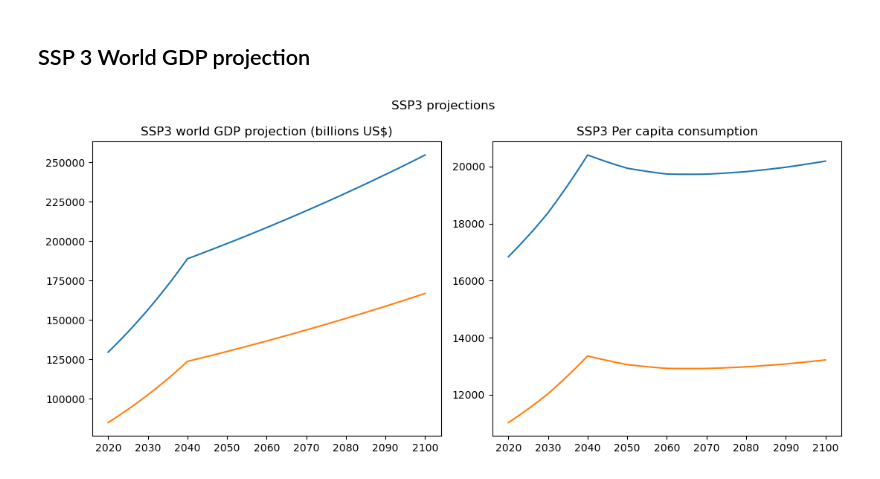
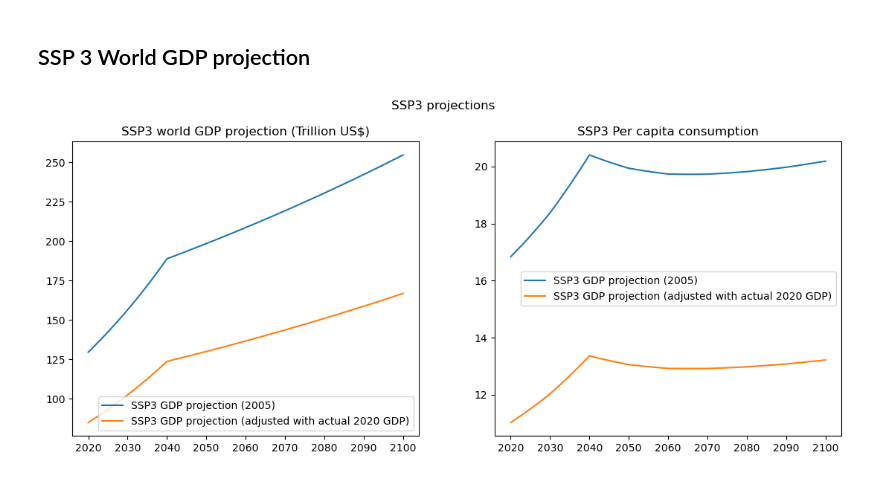
Before and after one commit to os-climate/witness-core, a Jupyter notebook: climateeconomics/data/GDP projections - SSP3 and from actual 2020 GDP.ipynb, the cells around one changed output. Cells and saved outputs as stored; diff of their text form; code cells hidden in the pictures.

Commit message:
fix gdp projection unit (billions to trillions)

```diff
--- a/climateeconomics/data/GDP projections - SSP3 and from actual 2020 GDP.ipynb
+++ b/climateeconomics/data/GDP projections - SSP3 and from actual 2020 GDP.ipynb
@@ -28,10 +28,10 @@ import pandas as pd
 df_ssp3 = pd.DataFrame()
 
 inflation_2005_to_2020 = 1.33 # source: https://www.in2013dollars.com/us/inflation/2005?endYear=2020&amount=1
-SSP3_2020_GDP_2005_US_DOLLAR = 97447.997 # source: https://tntcat.iiasa.ac.at/SspDb/dsd?Action=htmlpage&page=40
+SSP3_2020_GDP_2005_US_DOLLAR = 97.447997 # source: https://tntcat.iiasa.ac.at/SspDb/dsd?Action=htmlpage&page=40
 SSP3_2020_GDP_2020_US_DOLLAR = SSP3_2020_GDP_2005_US_DOLLAR * inflation_2005_to_2020
 
-actual_2020_GDP_2020_US_DOLLAR = 84894.92 #source : https://www.statista.com/statistics/268750/global-gross-domestic-product-gdp/
+actual_2020_GDP_2020_US_DOLLAR = 84.89492 #source : https://www.statista.com/statistics/268750/global-gross-domestic-product-gdp/
 
 
 
@@ -40,33 +40,34 @@ def gdp_projection(init_val) -> list[float]:
     gdps = [current_gdp]
     for year in years[1:]:
         if year <= 2040:
             gdp_growth = 1.019
         if 2040 < year <= 2100:
             gdp_growth = 1.005
         current_gdp *= gdp_growth
         gdps.append(current_gdp)
     return gdps
 
 df_ssp3["years"] = years
 df_ssp3["gross_output"] = gdp_projection(SSP3_2020_GDP_2020_US_DOLLAR)
 df_ssp3["pc_consumption"] = df_ssp3["gross_output"] / population_interpolated_ssp3_values * 1000
 df_ssp3.to_csv("economics_df_ssp3.csv")
 
 
 df_ssp3_adjusted_gdp = df_ssp3.copy()
 df_ssp3_adjusted_gdp["gross_output"] = gdp_projection(actual_2020_GDP_2020_US_DOLLAR)
 df_ssp3_adjusted_gdp["pc_consumption"] = df_ssp3_adjusted_gdp["gross_output"] / population_interpolated_ssp3_values * 1000
 df_ssp3_adjusted_gdp.to_csv("economics_df_ssp3_adjusted_gdp.csv")
 
 fig, ax = plt.subplots(1,2, figsize=(11,5))
 fig.suptitle("SSP3 projections")
-ax[0].set_title("SSP3 world GDP projection (billions US$)")
+ax[0].set_title("SSP3 world GDP projection (Trillion US$)")
 ax[0].plot(years, df_ssp3["gross_output"], label="SSP3 GDP projection (2005)");
 ax[0].plot(years, df_ssp3_adjusted_gdp["gross_output"], label="SSP3 GDP projection (adjusted with actual 2020 GDP)");
-
+ax[0].legend();
 ax[1].set_title("SSP3 Per capita consumption")
 ax[1].plot(years, df_ssp3["pc_consumption"], label="SSP3 GDP projection (2005)");
 ax[1].plot(years, df_ssp3_adjusted_gdp["pc_consumption"], label="SSP3 GDP projection (adjusted with actual 2020 GDP)");
+ax[1].legend();
 fig.tight_layout();
 # %% [output]
-[figure, old version]
+[figure, new version]
```
Also changed, not shown: 2 other files.
